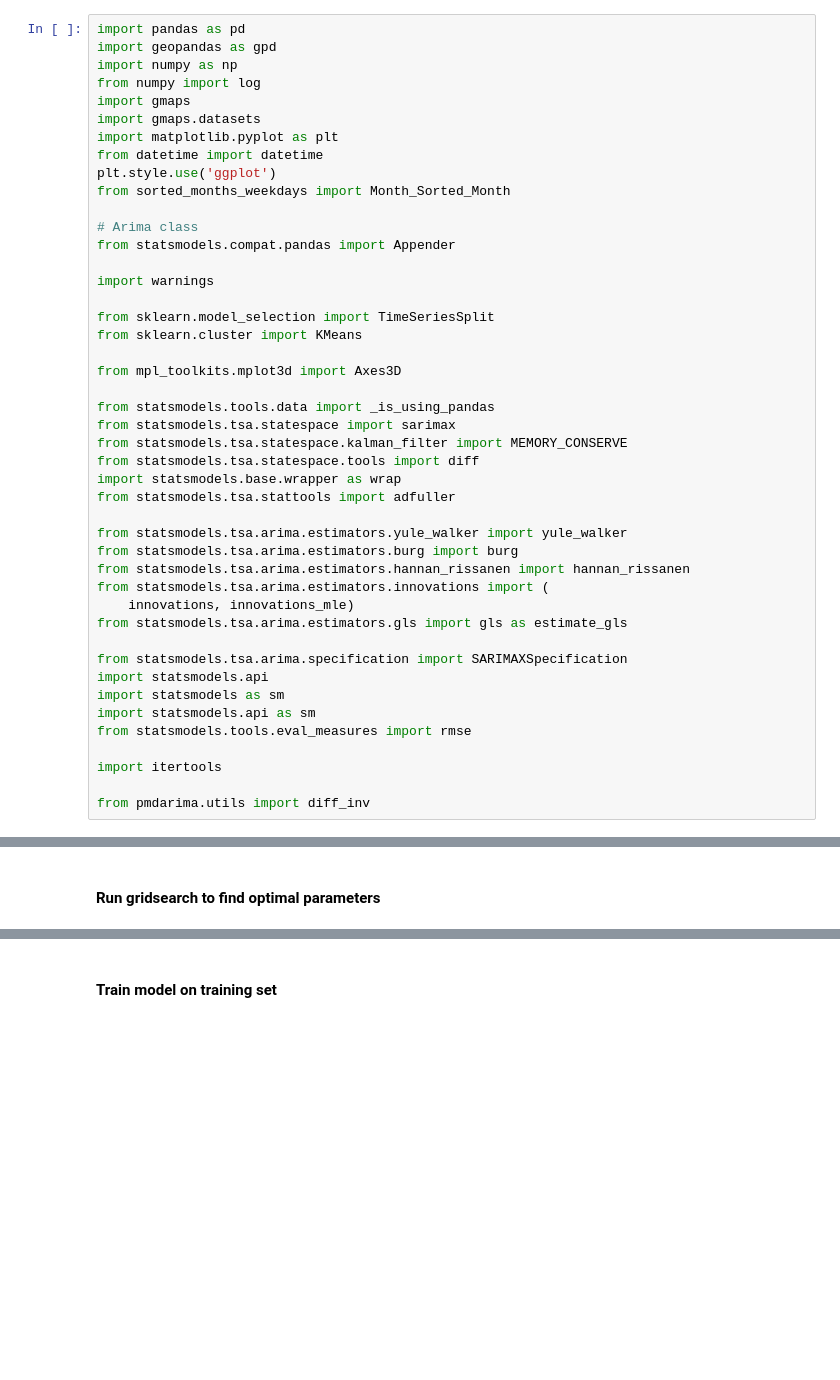
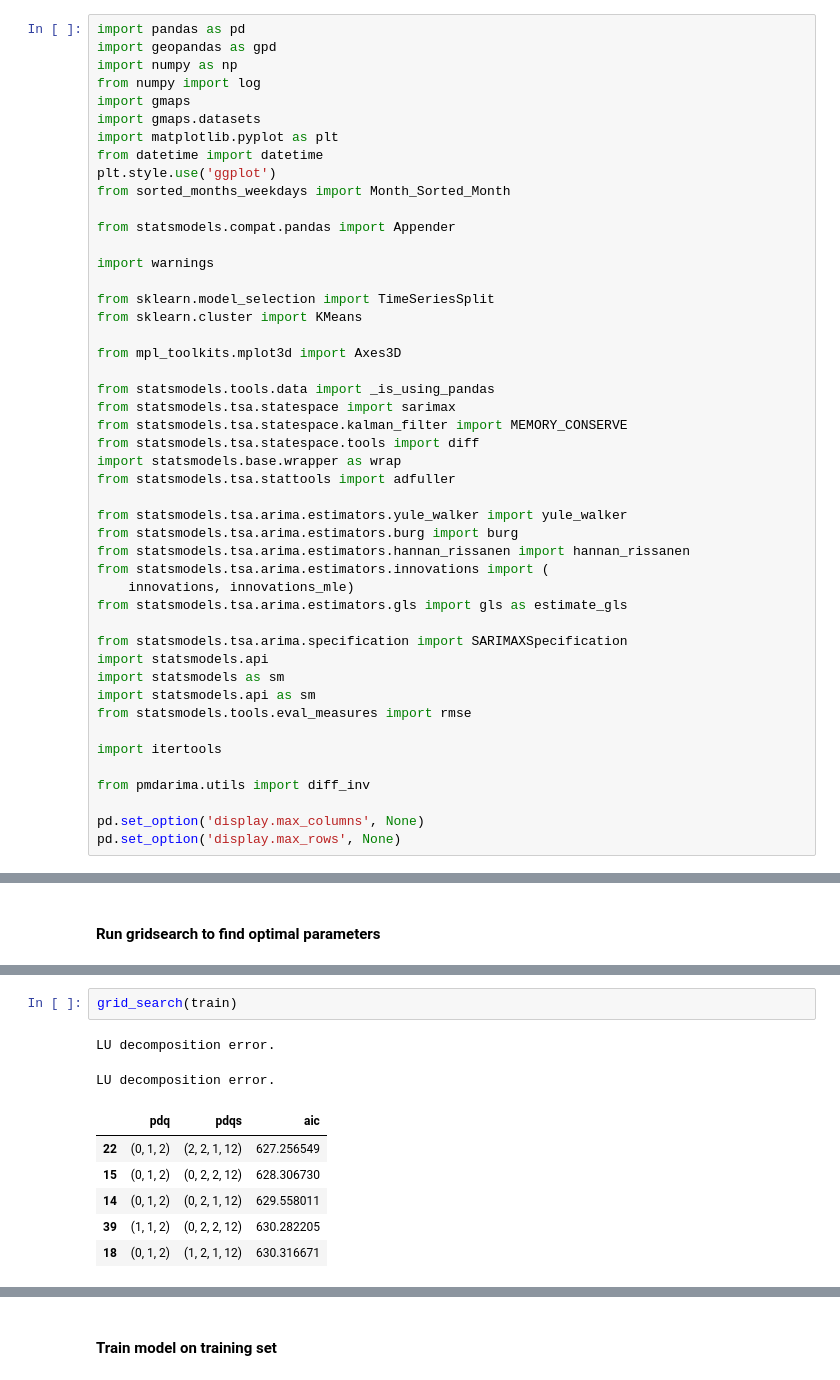
Before and after one commit to katiejohnsonsf/Forecasting-a-Carbon-Zero-City, a Jupyter notebook: Models.ipynb, the cells around one changed output, grey strips where cells are left out. Saved outputs shown, nothing was run; the diff lists cells and outputs as text; blank space fills up the shorter version.

```diff
--- a/Models.ipynb
+++ b/Models.ipynb
@@ -10,7 +10,6 @@ from datetime import datetime
 plt.style.use('ggplot')
 from sorted_months_weekdays import Month_Sorted_Month
 
-# Arima class
 from statsmodels.compat.pandas import Appender
 
 import warnings
@@ -43,6 +42,9 @@ from statsmodels.tools.eval_measures import rmse
 import itertools
 
 from pmdarima.utils import diff_inv
+
+pd.set_option('display.max_columns', None)
+pd.set_option('display.max_rows', None)
 # %% [markdown]
 <h4>Load diffed and undiffed electrical consumption data</h4>
 # %%
@@ -238 +137,12 @@ SARIMAX(0, 1, 1),(1, 1, 1, 4) - AIC:935.4988472133396
+# %%
+grid_search(train)
+# %% [output]
+LU decomposition error.
+LU decomposition error.
+|  | pdq | pdqs | aic |
+| 22 | (0, 1, 2) | (2, 2, 1, 12) | 627.256549 |
+| 15 | (0, 1, 2) | (0, 2, 2, 12) | 628.306730 |
+| 14 | (0, 1, 2) | (0, 2, 1, 12) | 629.558011 |
+| 39 | (1, 1, 2) | (0, 2, 2, 12) | 630.282205 |
+| 18 | (0, 1, 2) | (1, 2, 1, 12) | 630.316671 |
 # %%
```
Also changed, not shown: parts of 71 cells of this notebook, 4 other files.
